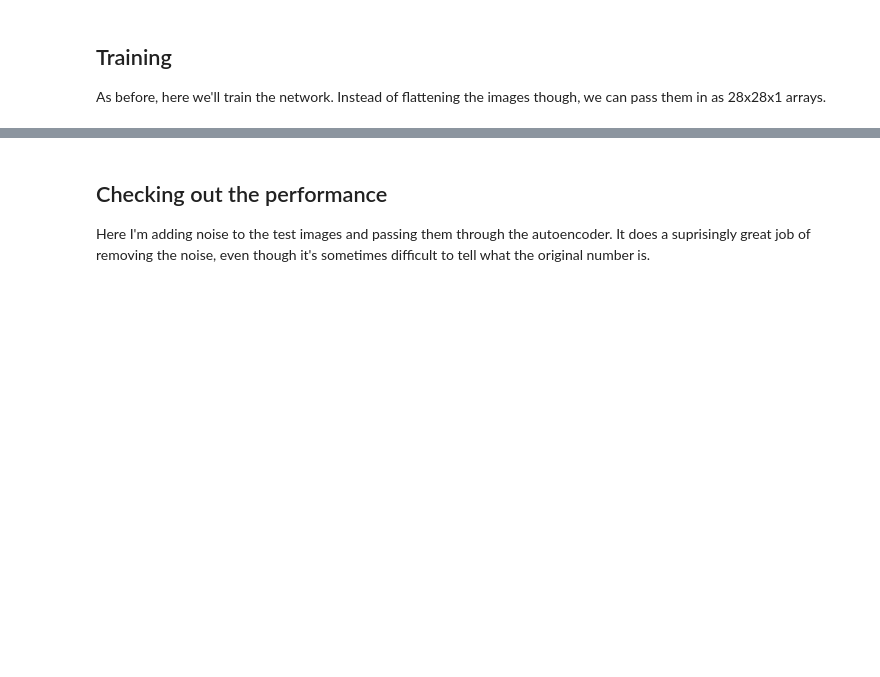
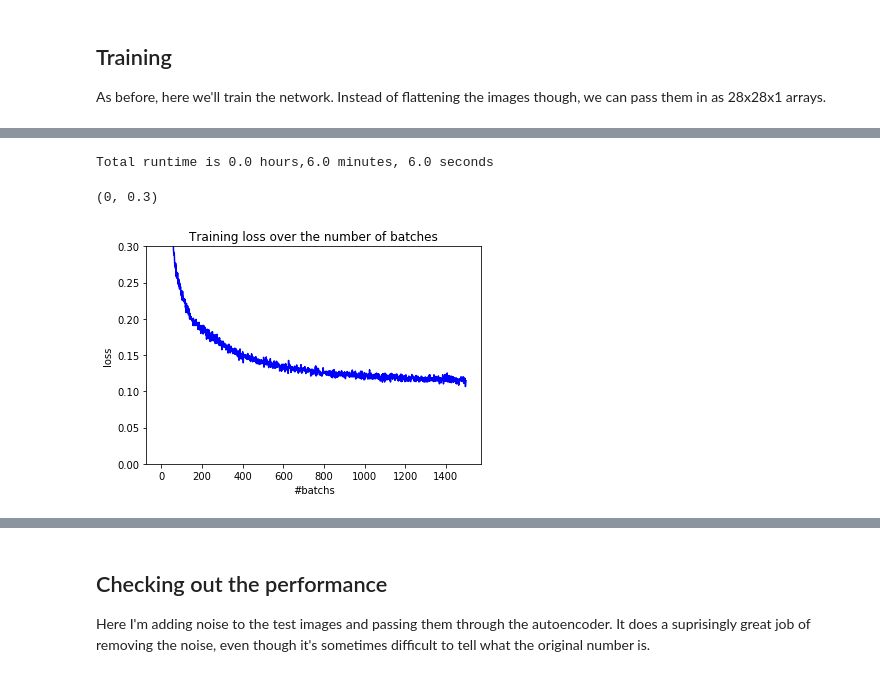
Before and after one commit to yingding/dl-exercises, a Jupyter notebook: autoencoder/Convolutional_Autoencoder_yw.ipynb, the cells around one changed output, grey strips where cells are left out. Drawn from its saved outputs; the diff is of its cells as text; code cells hidden in the pictures; blank space fills up the shorter version.

Commit message:
solution CNN autoencode with time and plot output

```diff
--- a/autoencoder/Convolutional_Autoencoder_yw.ipynb
+++ b/autoencoder/Convolutional_Autoencoder_yw.ipynb
@@ -96,15 +108,21 @@ As before, here we'll train the network. Instead of flattening the images though
 # %%
 sess = tf.Session()
 # %%
-epochs = 20
+from time import time
+epochs = 5 #20
 batch_size = 200
+loss = []
 sess.run(tf.global_variables_initializer())
+start_time = time()
 for e in range(epochs):
     for ii in range(mnist.train.num_examples//batch_size):
         batch = mnist.train.next_batch(batch_size)
         imgs = batch[0].reshape((-1, 28, 28, 1))
         batch_cost, _ = sess.run([cost, opt], feed_dict={inputs_: imgs,
                                                          targets_: imgs})
-
-        print("Epoch: {}/{}...".format(e+1, epochs),
-              "Training loss: {:.4f}".format(batch_cost))
+        print("\rEpoch: {}/{}...".format(e+1, epochs),
+              "Training loss: {:.4f}".format(batch_cost), end="")
+        loss.append(batch_cost)
+    print()
+end_time = time()
+total_run = end_time - start_time
@@ -111,3 +135,19 @@ for e in range(epochs):
+# %%
+print("Total runtime is {} hours,{} minutes, {} seconds".format(total_run // 3600,
+                                                                (total_run % 3600) // 60,
+                                                                round((total_run % 3600) % 60, 0))
+     )
+# %% [output]
+Total runtime is 0.0 hours,6.0 minutes, 6.0 seconds
+# %%
+plt.plot(range(1, len(loss)+1), loss, 'b-')
+plt.ylabel("loss")
+plt.xlabel("#batchs")
+plt.title("Training loss over the number of batches")
+plt.ylim([0,0.3])
+# %% [output]
+(0, 0.3)
+[figure, added]
 # %%
 fig, axes = plt.subplots(nrows=2, ncols=10, sharex=True, sharey=True, figsize=(20,4))
 in_imgs = mnist.test.images[:10]
```
Also changed, not shown: parts of 11 cells of this notebook.
